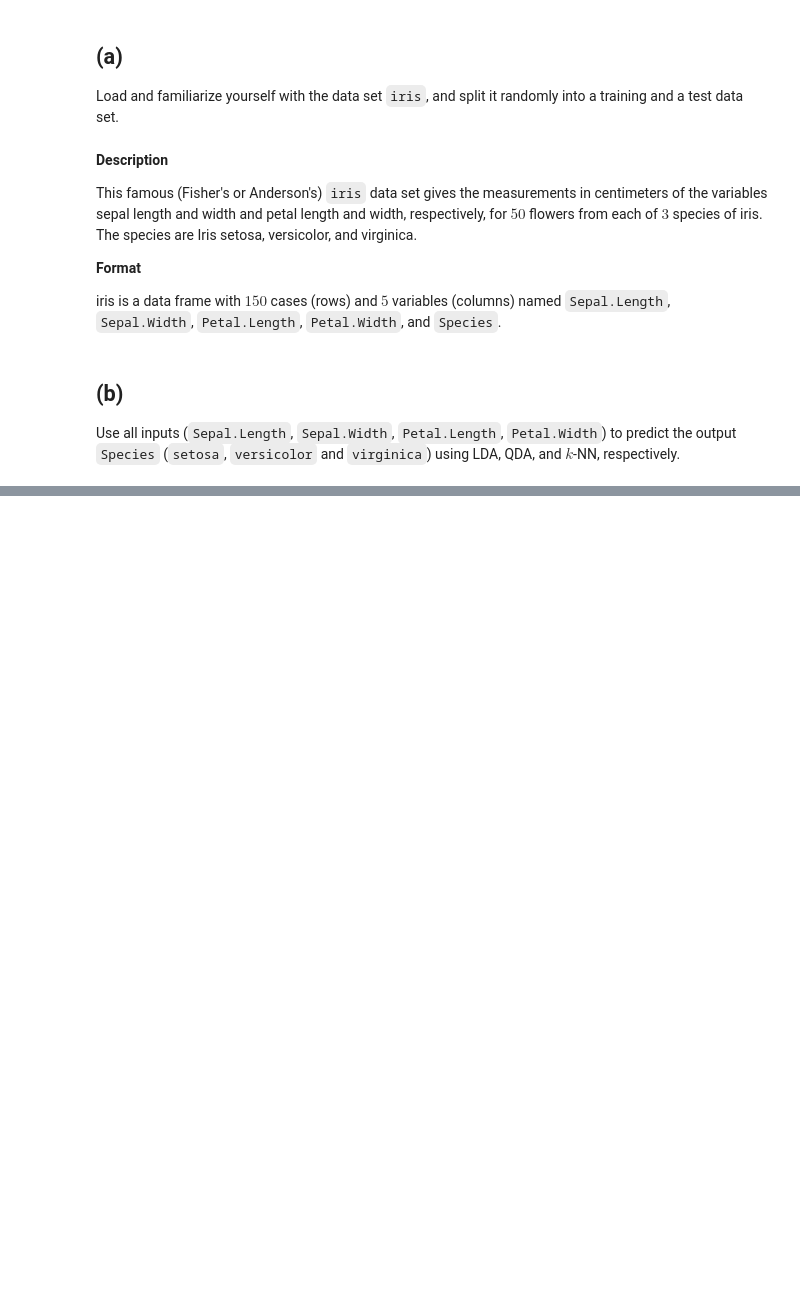
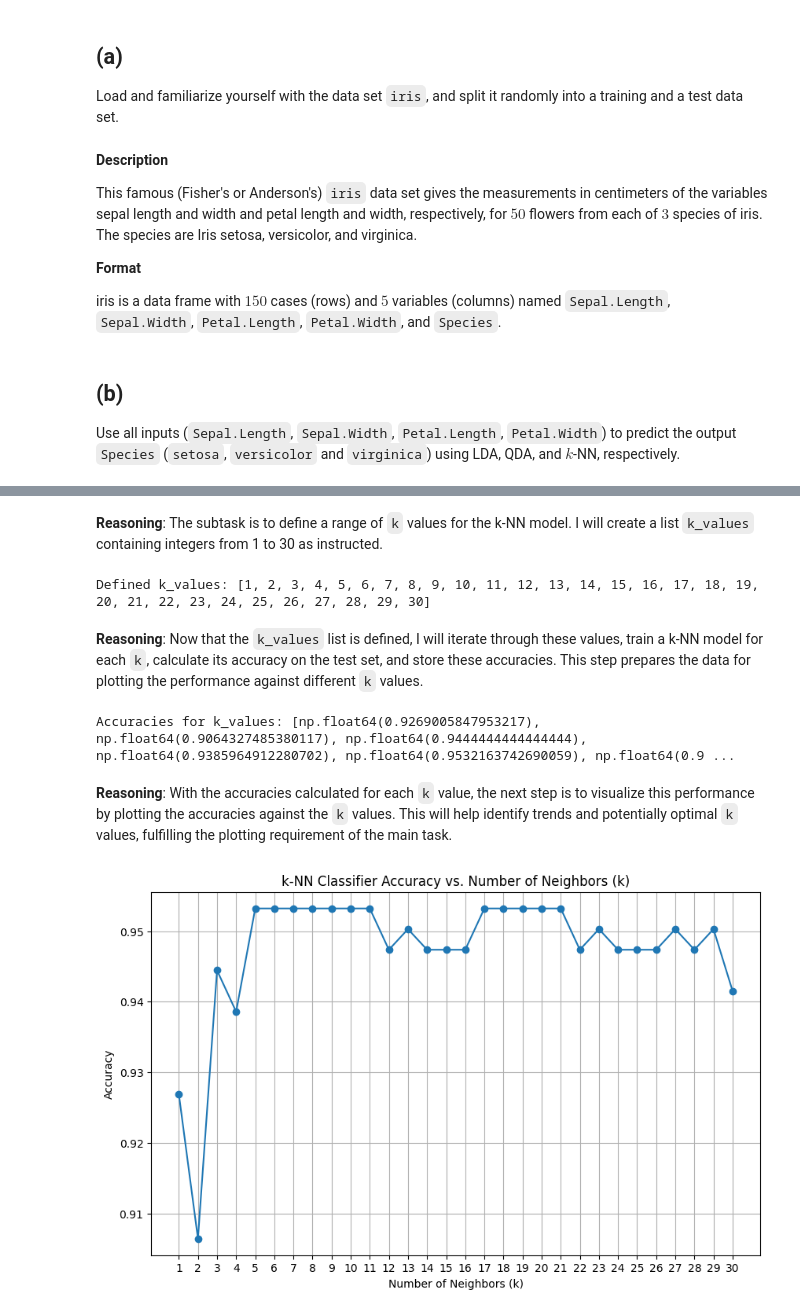
Before and after one commit to zhaotongjie222/-, a Jupyter notebook: exercises/SML-session_4.ipynb, the cells around one changed output, grey strips where cells are left out. Saved outputs shown, nothing was run; the diff lists cells and outputs as text; code cells hidden in the pictures; blank space fills up the shorter version.

```diff
--- a/exercises/SML-session_4.ipynb
+++ b/exercises/SML-session_4.ipynb
@@ -324,0 +512,37 @@ Use all inputs (`Sepal.Length`, `Sepal.Width`, `Petal.Length`, `Petal.Width`) to
+# %% [markdown]
+**Reasoning**:
+The subtask is to define a range of `k` values for the k-NN model. I will create a list `k_values` containing integers from 1 to 30 as instructed.
+# %%
+k_values = list(range(1, 31))
+print(f"Defined k_values: {k_values}")
+# %% [output]
+Defined k_values: [1, 2, 3, 4, 5, 6, 7, 8, 9, 10, 11, 12, 13, 14, 15, 16, 17, 18, 19, 20, 21, 22, 23, 24, 25, 26, 27, 28, 29, 30]
+# %% [markdown]
+**Reasoning**:
+Now that the `k_values` list is defined, I will iterate through these values, train a k-NN model for each `k`, calculate its accuracy on the test set, and store these accuracies. This step prepares the data for plotting the performance against different `k` values.
+# %%
+accuracies = []
+for k in k_values:
+    knn_model = skl_nb.KNeighborsClassifier(n_neighbors=k)
+    knn_model.fit(X_train_knn, y_train)
+    y_pred_knn = knn_model.predict(X_test_knn)
+    accuracy = (y_pred_knn == y_test).mean()
+    accuracies.append(accuracy)
+
+print(f"Accuracies for k_values: {accuracies}")
+# %% [output]
+Accuracies for k_values: [np.float64(0.9269005847953217), np.float64(0.9064327485380117), np.float64(0.9444444444444444), np.float64(0.9385964912280702), np.float64(0.9532163742690059), np.float64(0.9 ...
+# %% [markdown]
+**Reasoning**:
+With the accuracies calculated for each `k` value, the next step is to visualize this performance by plotting the accuracies against the `k` values. This will help identify trends and potentially optimal `k` values, fulfilling the plotting requirement of the main task.
+# %%
+plt.figure(figsize=(10, 6))
+plt.plot(k_values, accuracies, marker='o', linestyle='-')
+plt.title('k-NN Classifier Accuracy vs. Number of Neighbors (k)')
+plt.xlabel('Number of Neighbors (k)')
+plt.ylabel('Accuracy')
+plt.xticks(k_values) # Ensure all k values are shown on the x-axis
+plt.grid(True)
+plt.show()
+# %% [output]
+[figure, added]
```
Also changed, not shown: parts of 20 cells of this notebook.
